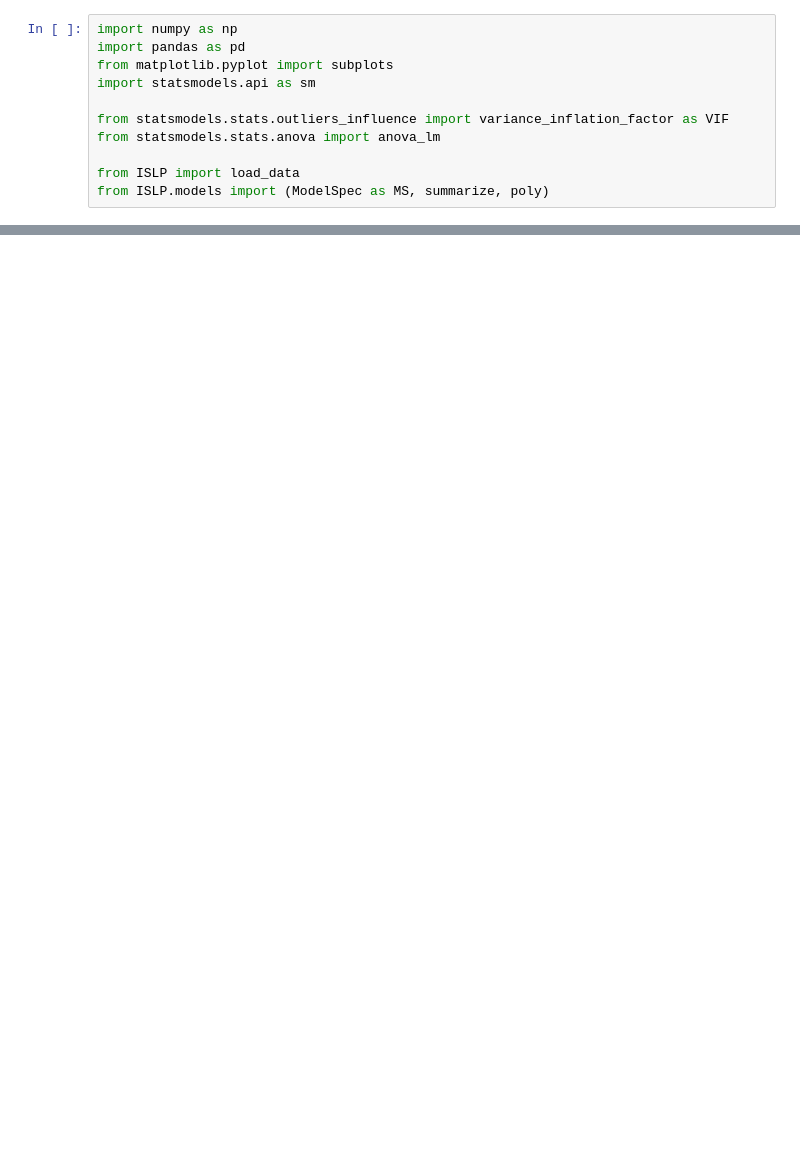
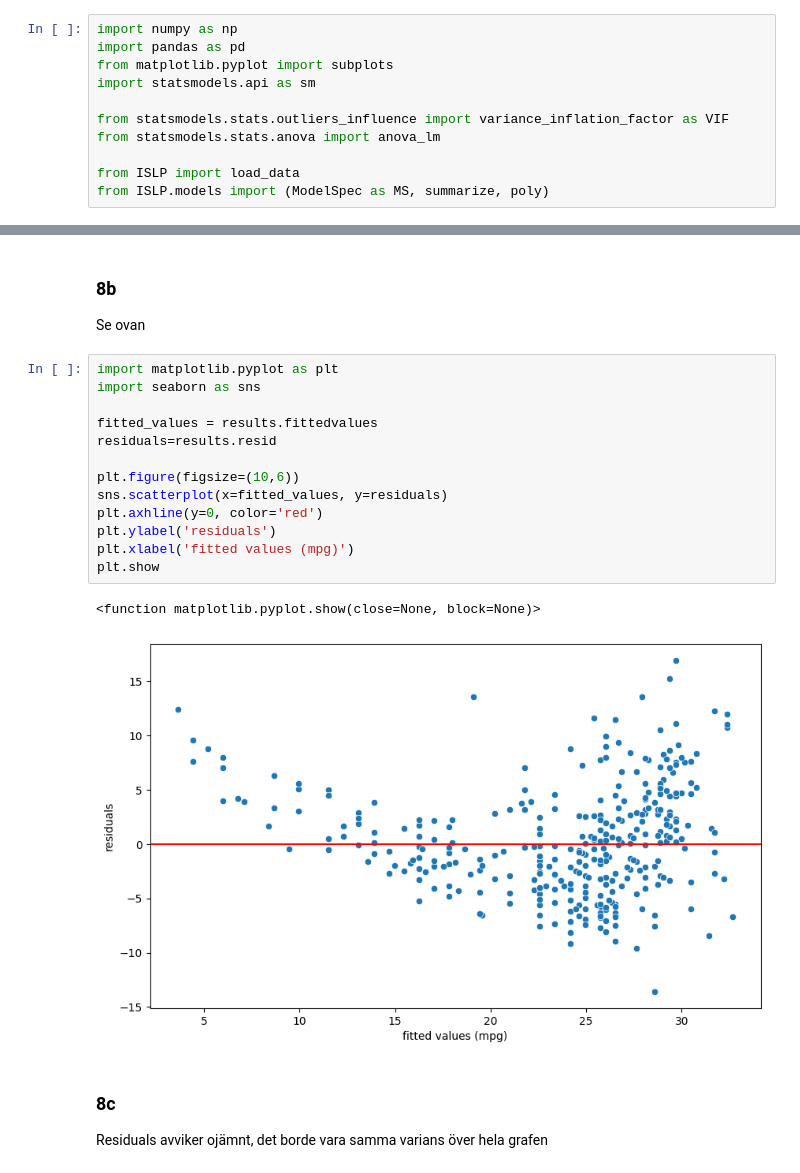
Before and after one commit to bearwinterfirth/isbums-repo, a Jupyter notebook: statistik10_sid129_uppg8.ipynb, the cells around one changed output, grey strips where cells are left out. Saved outputs shown, nothing was run; the diff lists cells and outputs as text; blank space fills up the shorter version.

```diff
--- a/statistik10_sid129_uppg8.ipynb
+++ b/statistik10_sid129_uppg8.ipynb
@@ -26,0 +75,24 @@ summarize(results)
+# %% [markdown]
+### 8b
+
+Se ovan
+# %%
+import matplotlib.pyplot as plt
+import seaborn as sns
+
+fitted_values = results.fittedvalues
+residuals=results.resid
+
+plt.figure(figsize=(10,6))
+sns.scatterplot(x=fitted_values, y=residuals)
+plt.axhline(y=0, color='red')
+plt.ylabel('residuals')
+plt.xlabel('fitted values (mpg)')
+plt.show
+# %% [output]
+<function matplotlib.pyplot.show(close=None, block=None)>
+[figure, added]
+# %% [markdown]
+### 8c
+
+Residuals avviker ojämnt, det borde vara samma varians över hela grafen
```
Also changed, not shown: parts of 6 cells of this notebook, 3 other files.
